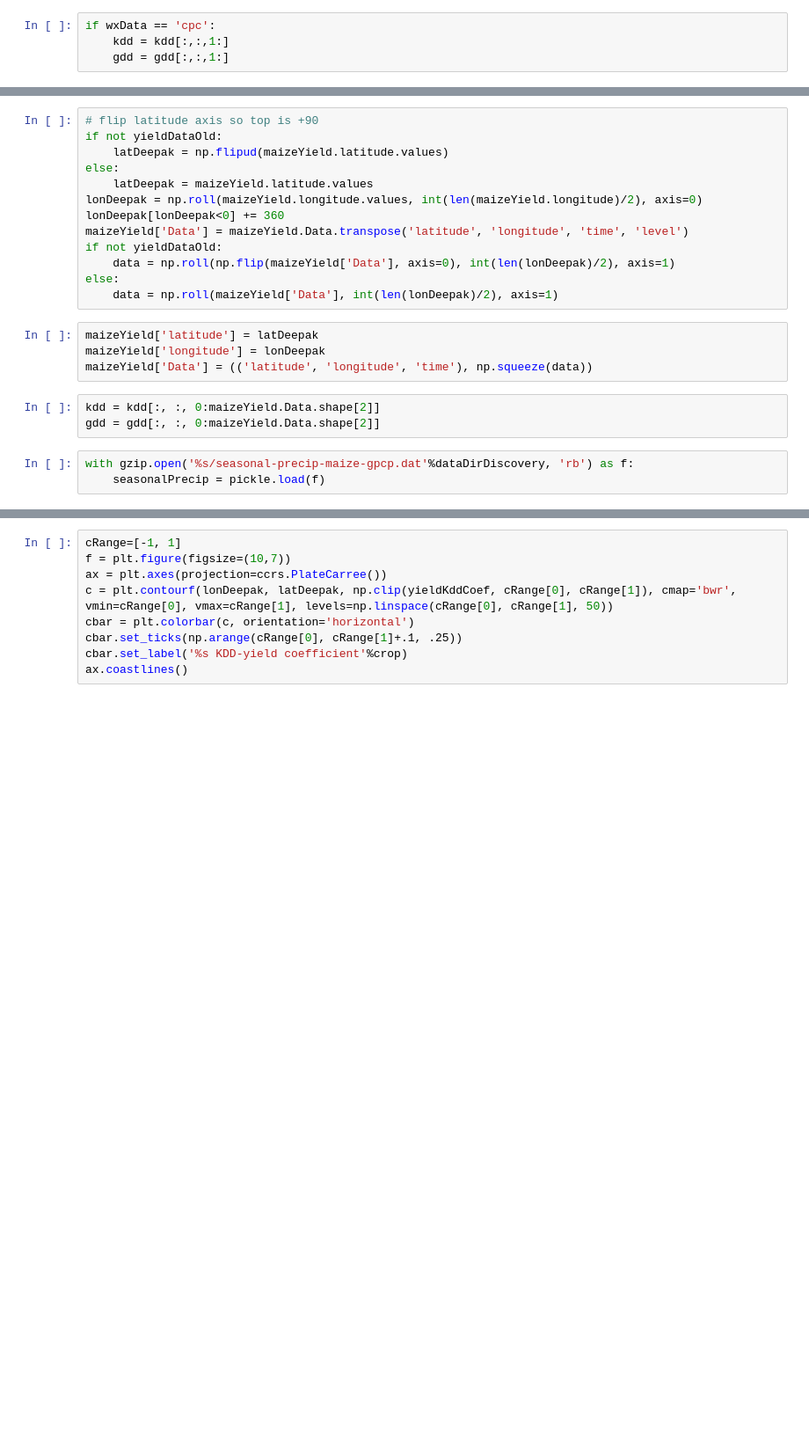
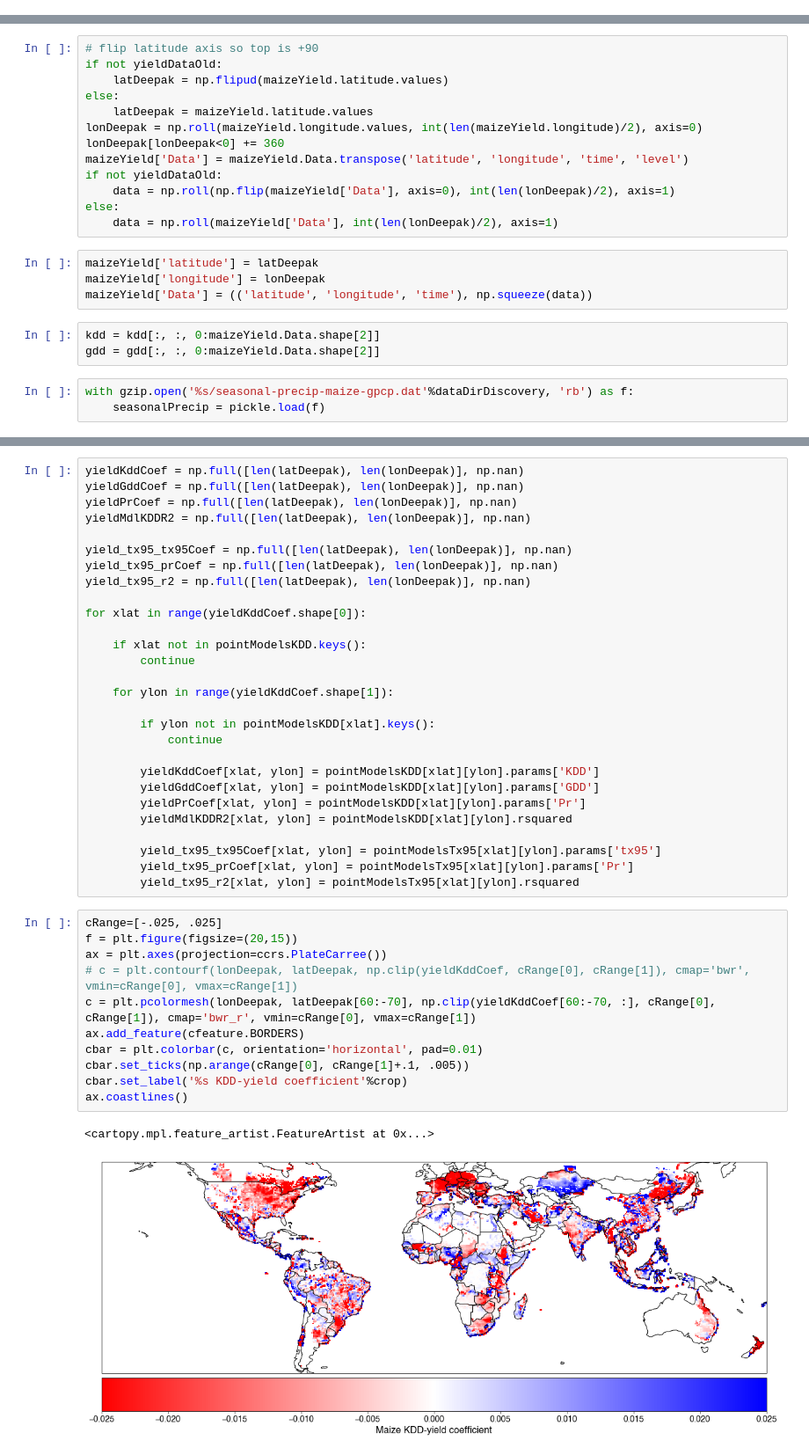
Before and after one commit to ecoffel/grad-research, a Jupyter notebook: 2020-ag-land-climate/ag_global_analysis.ipynb, the cells around one changed output, grey strips where cells are left out. Shown at 88% size. Drawn from its saved outputs; the diff is of its cells as text; blank space fills up the shorter version.

```diff
--- a/2020-ag-land-climate/ag_global_analysis.ipynb
+++ b/2020-ag-land-climate/ag_global_analysis.ipynb
@@ -90,10 +107,6 @@ with gzip.open('%s/gdd-kdd-lat-%s.dat'%(dataDirDiscovery, wxData), 'rb') as f:
 
 with gzip.open('%s/gdd-kdd-lon-%s.dat'%(dataDirDiscovery, wxData), 'rb') as f:
     tempLon = pickle.load(f)
-# %%
-if wxData == 'cpc':
-    kdd = kdd[:,:,1:]
-    gdd = gdd[:,:,1:]
 # %%
 maizeYield = []
 for year in range(yieldYearRange[0],yieldYearRange[1]+1):
@@ -299,9 +380,42 @@ yieldAgg = np.array(yieldAgg)
+# %%
+yieldKddCoef = np.full([len(latDeepak), len(lonDeepak)], np.nan)
+yieldGddCoef = np.full([len(latDeepak), len(lonDeepak)], np.nan)
+yieldPrCoef = np.full([len(latDeepak), len(lonDeepak)], np.nan)
+yieldMdlKDDR2 = np.full([len(latDeepak), len(lonDeepak)], np.nan)
+
+yield_tx95_tx95Coef = np.full([len(latDeepak), len(lonDeepak)], np.nan)
+yield_tx95_prCoef = np.full([len(latDeepak), len(lonDeepak)], np.nan)
+yield_tx95_r2 = np.full([len(latDeepak), len(lonDeepak)], np.nan)
+
+for xlat in range(yieldKddCoef.shape[0]):
+
+    if xlat not in pointModelsKDD.keys():
+        continue
+
+    for ylon in range(yieldKddCoef.shape[1]):
+
+        if ylon not in pointModelsKDD[xlat].keys():
+            continue
+
+        yieldKddCoef[xlat, ylon] = pointModelsKDD[xlat][ylon].params['KDD']
+        yieldGddCoef[xlat, ylon] = pointModelsKDD[xlat][ylon].params['GDD']
+        yieldPrCoef[xlat, ylon] = pointModelsKDD[xlat][ylon].params['Pr']
+        yieldMdlKDDR2[xlat, ylon] = pointModelsKDD[xlat][ylon].rsquared
+
+        yield_tx95_tx95Coef[xlat, ylon] = pointModelsTx95[xlat][ylon].params['tx95']
+        yield_tx95_prCoef[xlat, ylon] = pointModelsTx95[xlat][ylon].params['Pr']
+        yield_tx95_r2[xlat, ylon] = pointModelsTx95[xlat][ylon].rsquared
 # %%
-cRange=[-1, 1]
-f = plt.figure(figsize=(10,7))
+cRange=[-.025, .025]
+f = plt.figure(figsize=(20,15))
 ax = plt.axes(projection=ccrs.PlateCarree())
-c = plt.contourf(lonDeepak, latDeepak, np.clip(yieldKddCoef, cRange[0], cRange[1]), cmap='bwr', vmin=cRange[0], vmax=cRange[1], levels=np.linspace(cRange[0], cRange[1], 50))
-cbar = plt.colorbar(c, orientation='horizontal')
-cbar.set_ticks(np.arange(cRange[0], cRange[1]+.1, .25))
+# c = plt.contourf(lonDeepak, latDeepak, np.clip(yieldKddCoef, cRange[0], cRange[1]), cmap='bwr', vmin=cRange[0], vmax=cRange[1])
+c = plt.pcolormesh(lonDeepak, latDeepak[60:-70], np.clip(yieldKddCoef[60:-70, :], cRange[0], cRange[1]), cmap='bwr_r', vmin=cRange[0], vmax=cRange[1])
+ax.add_feature(cfeature.BORDERS)
+cbar = plt.colorbar(c, orientation='horizontal', pad=0.01)
+cbar.set_ticks(np.arange(cRange[0], cRange[1]+.1, .005))
 cbar.set_label('%s KDD-yield coefficient'%crop)
 ax.coastlines()
+# %% [output]
+<cartopy.mpl.feature_artist.FeatureArtist at 0x...>
+[figure, added]
```
Also changed, not shown: parts of 26 cells of this notebook, 8 other files.
